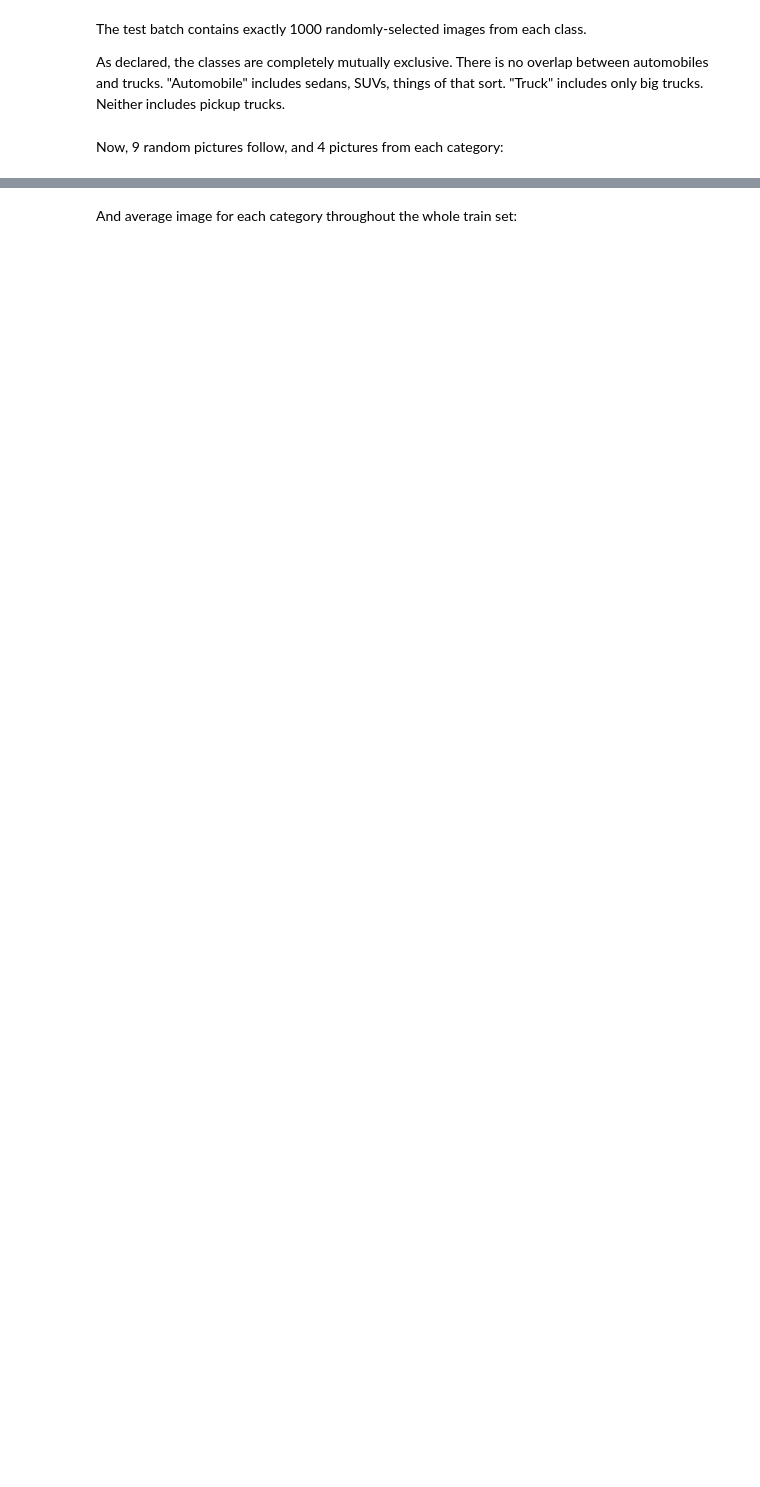
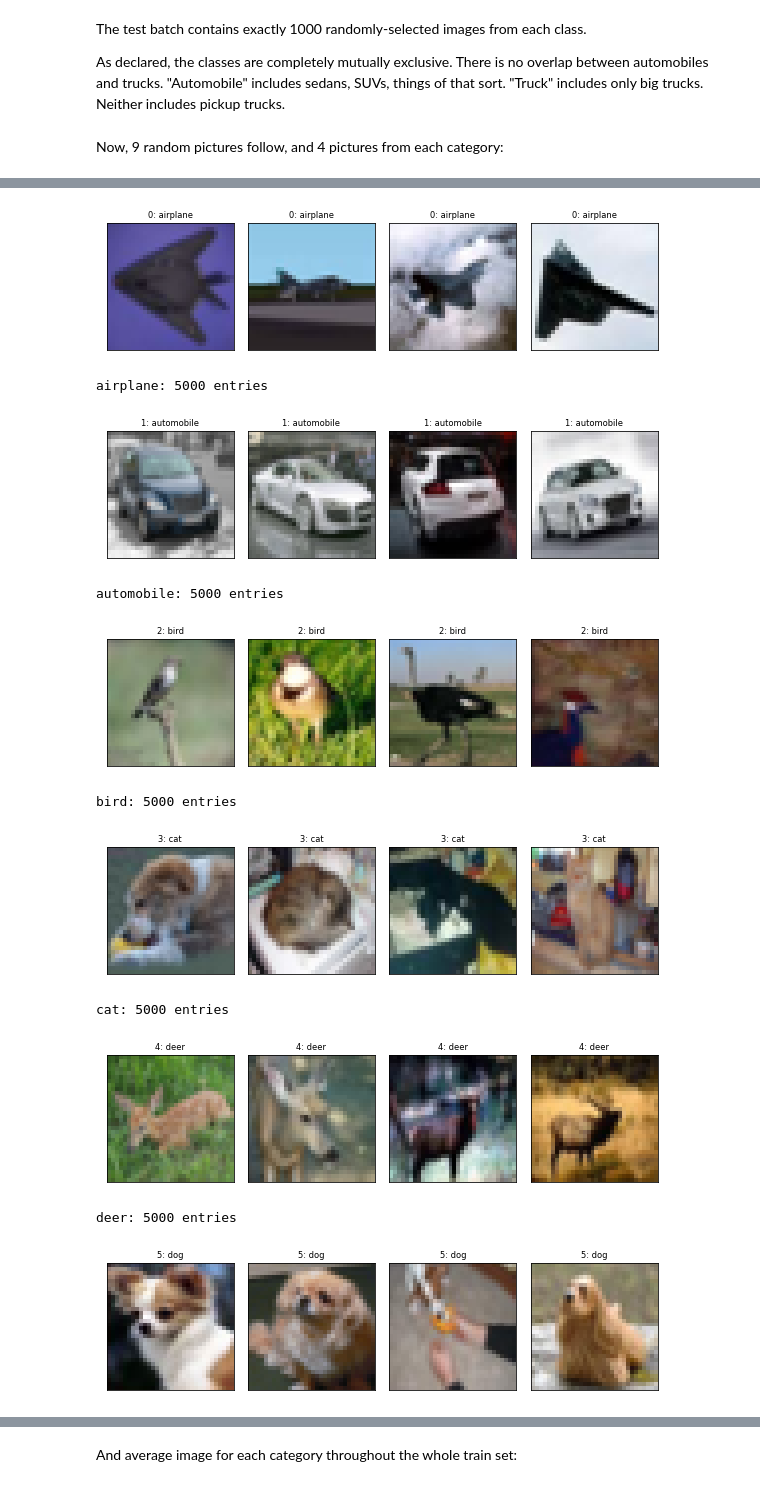
Before and after one commit to balgot/ib031-cifar10, a Jupyter notebook: src/cifar10_ib031.ipynb, the cells around one changed output, grey strips where cells are left out. Drawn from its saved outputs; the diff is of its cells as text; code cells hidden in the pictures; blank space fills up the shorter version.

```diff
--- a/src/cifar10_ib031.ipynb
+++ b/src/cifar10_ib031.ipynb
@@ -59,11 +92,23 @@ plt.show()
 # %%
 for i in range(len(labels)):
     label = labels[i].decode('utf-8')
     cat_images = train_data[train_labels == i]
     graphs.plot_random(cat_images, [i] * len(cat_images), 1, 4,
                        fontsize='small', sharey=True, sharex=True,
-                       figsize=(4, 1))
+                       figsize=(8, 3))
     plt.tight_layout()
     plt.show()
     print(f"{label}: {len(cat_images)} entries")
 del cat_images
+# %% [output]
+[figure, added]
+airplane: 5000 entries
+[figure, added]
+automobile: 5000 entries
+[figure, added]
+bird: 5000 entries
+[figure, added]
+cat: 5000 entries
+[figure, added]
+deer: 5000 entries
+[figure, added]
```
Also changed, not shown: parts of 10 cells of this notebook, 4 other files.
